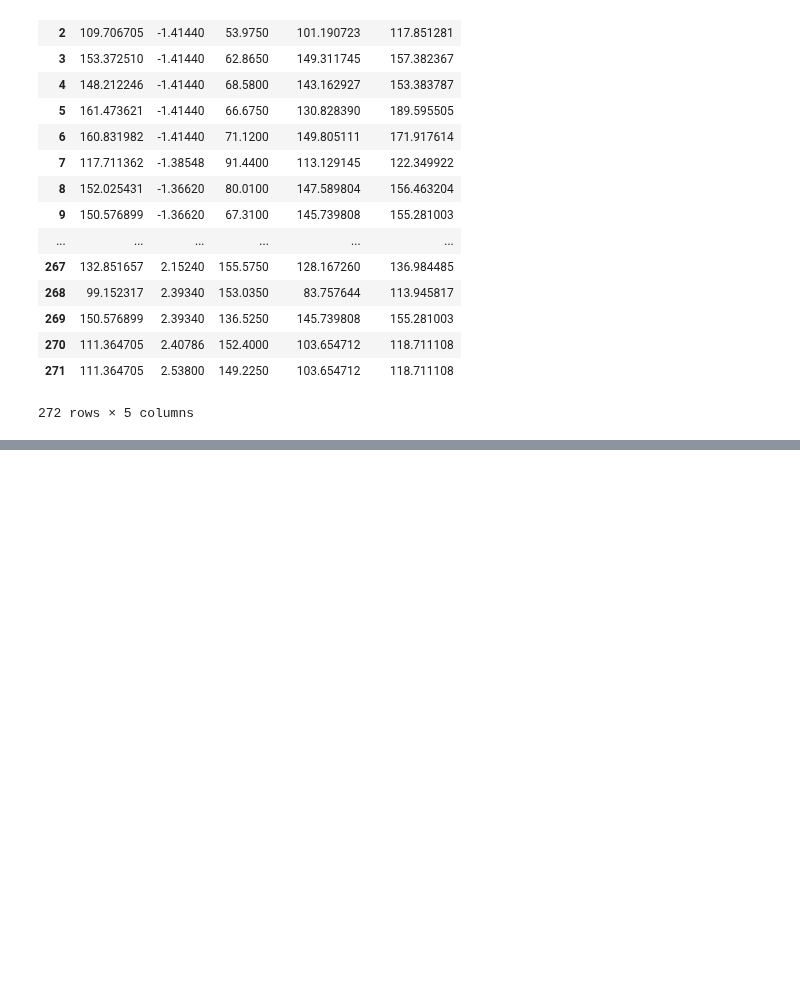
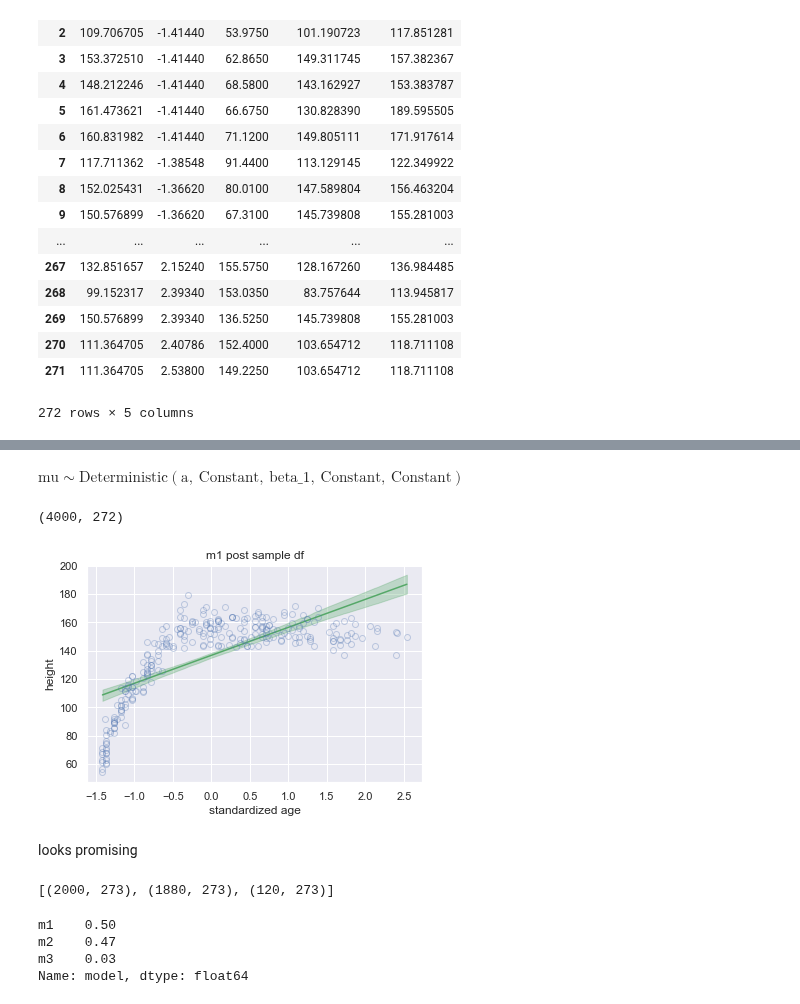
Before and after one commit to nwweber/statistical_rethinking, a Jupyter notebook: chapter_06_overfitting_regularization_and_information_criteria.ipynb, the cells around one changed output, grey strips where cells are left out. Saved outputs shown, nothing was run; the diff lists cells and outputs as text; code cells hidden in the pictures; blank space fills up the shorter version.

Commit message:
working model averaging

```diff
--- a/chapter_06_overfitting_regularization_and_information_criteria.ipynb
+++ b/chapter_06_overfitting_regularization_and_information_criteria.ipynb
@@ -1159,3 +1159,7 @@ trace_dfs_with_weights = [
 trace_dfs_with_weights[0].shape
 # %% [output]
 (4000, 277)
+# %%
+for i, df in enumerate(trace_dfs_with_weights[:1]):
+    print(i)
+    print(df.mean())
@@ -1282,0 +1307,20 @@ xy
+# %%
+model, trace = models_and_traces[0]
+# %%
+model.mu
+# %% [output]
+$\text{mu} \sim \text{Deterministic}(\text{a},~\text{Constant},~\text{beta_1},~\text{Constant},~\text{Constant})$
+# %%
+post_sample = pm.sample_ppc(trace, samples=4000, model=model, vars=[model.mu])
+# %%
+post_sample['mu'].shape
+# %% [output]
+(4000, 272)
+# %%
+post_sample_df = pd.DataFrame(data=post_sample['mu'], columns=['mu__{}'.format(i) for i in range(272)])
+# %%
+plot_trace_dataframe(post_sample_df, plt.axes(), 'm1 post sample df')
+# %% [output]
+[figure, added]
+# %% [markdown]
+looks promising
@@ -1282,0 +1335,4 @@ xy
+# %%
+[_.shape for _ in post_sample_dfs]
+# %% [output]
+[(2000, 273), (1880, 273), (120, 273)]
@@ -1282,0 +1341,7 @@ xy
+# %%
+post_sample_combined.model.value_counts() / len(post_sample_combined)
+# %% [output]
+m1    0.50
+m2    0.47
+m3    0.03
+Name: model, dtype: float64
```
Also changed, not shown: parts of 6 cells of this notebook.
